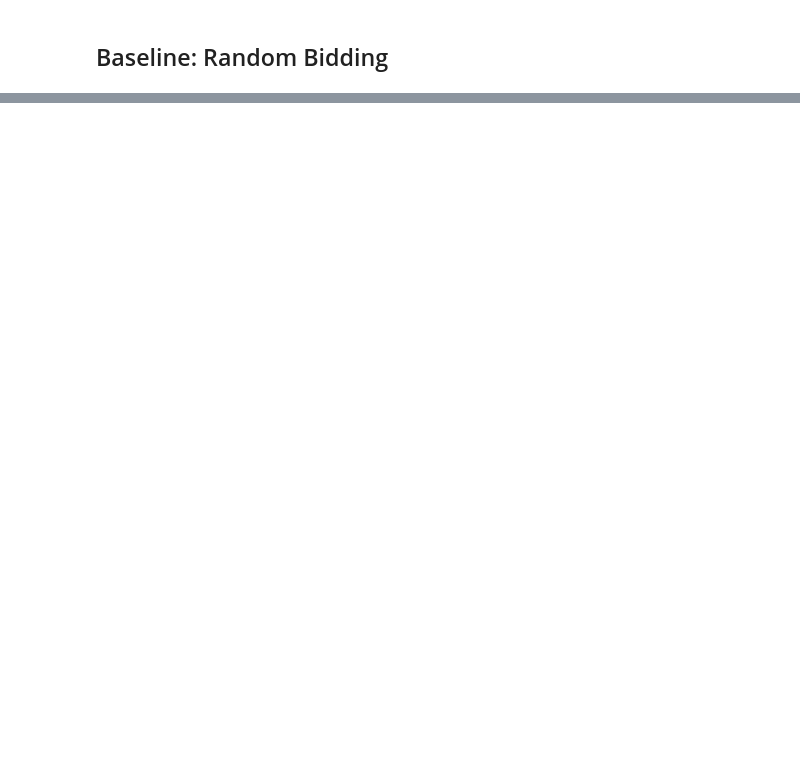
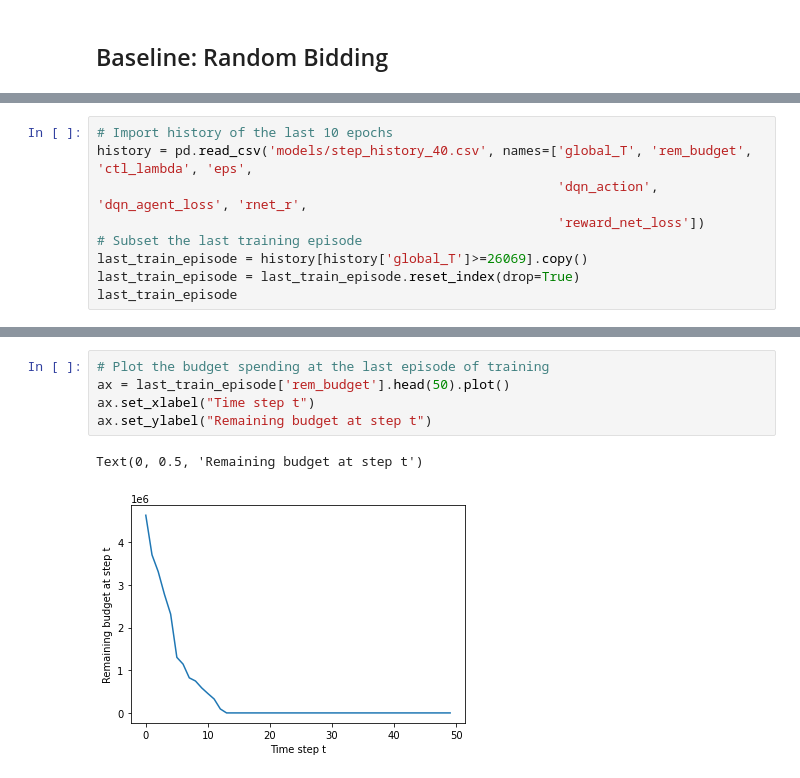
Before and after one commit to aynetdia/Budget_Constrained_Bidding, a Jupyter notebook: Tutorial.ipynb, the cells around one changed output, grey strips where cells are left out. Saved outputs shown, nothing was run; the diff lists cells and outputs as text; blank space fills up the shorter version.

```diff
--- a/Tutorial.ipynb
+++ b/Tutorial.ipynb
@@ -752,0 +885,9 @@ display
+# %%
+# Import history of the last 10 epochs
+history = pd.read_csv('models/step_history_40.csv', names=['global_T', 'rem_budget', 'ctl_lambda', 'eps',
+                                                           'dqn_action', 'dqn_agent_loss', 'rnet_r',
+                                                           'reward_net_loss'])
+# Subset the last training episode
+last_train_episode = history[history['global_T']>=26069].copy()
+last_train_episode = last_train_episode.reset_index(drop=True)
+last_train_episode
@@ -752,0 +908,8 @@ display
+# %%
+# Plot the budget spending at the last episode of training
+ax = last_train_episode['rem_budget'].head(50).plot()
+ax.set_xlabel("Time step t")
+ax.set_ylabel("Remaining budget at step t")
+# %% [output]
+Text(0, 0.5, 'Remaining budget at step t')
+[figure, added]
```
Also changed, not shown: parts of 68 cells of this notebook, 23 other files.
